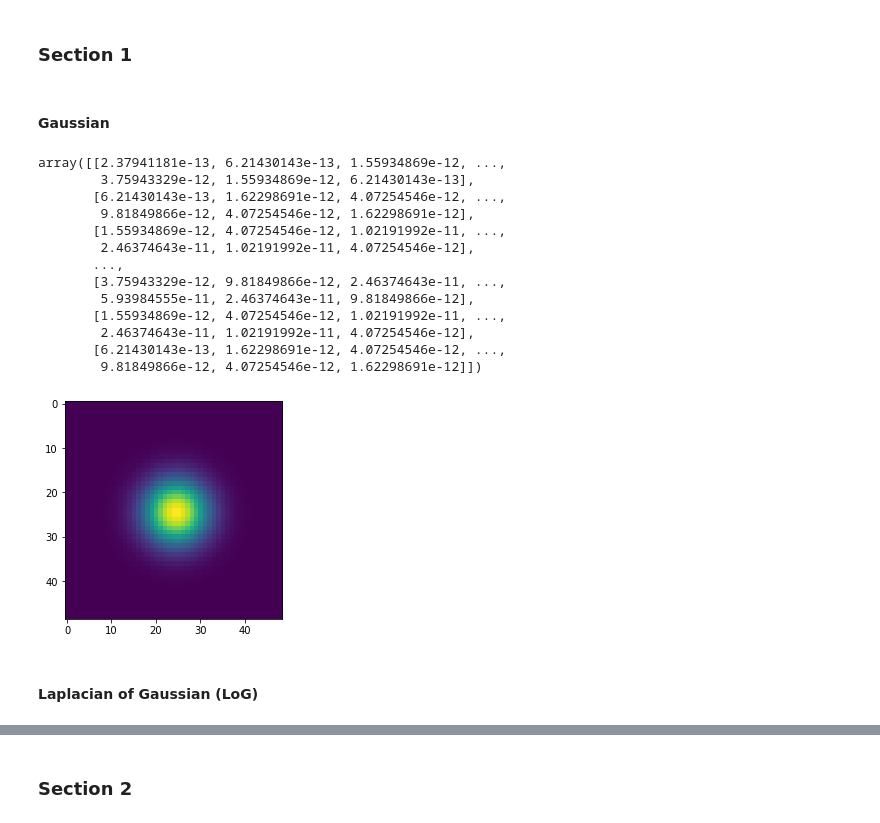
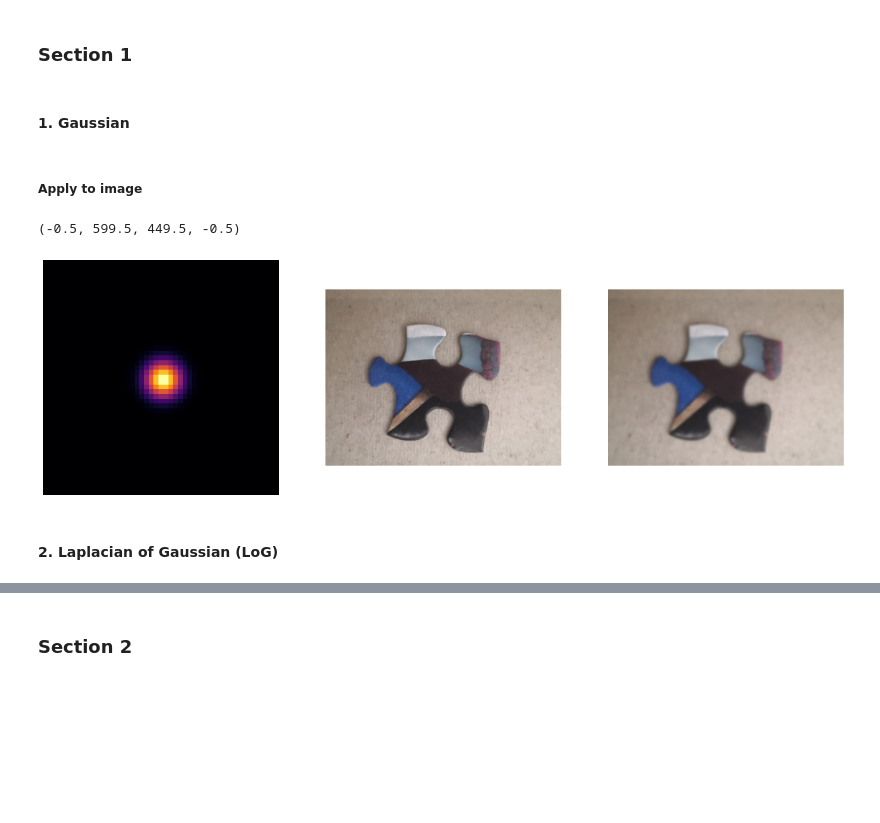
Before and after one commit to mamello-justice/computer-vision, a Jupyter notebook: work/Lab2.ipynb, the cells around one changed output, grey strips where cells are left out. Cells and saved outputs as stored; diff of their text form; code cells hidden in the pictures; blank space fills up the shorter version.

```diff
--- a/work/Lab2.ipynb
+++ b/work/Lab2.ipynb
@@ -14,10 +14,13 @@ import matplotlib.pyplot as plt
 
 # Typing
 import typing as types
+# %%
+image = cv2.imread("./assets/image-83.jpg")
+image_rgb = np.array(image[:,:,::-1], dtype=np.float32) / 255
 # %% [markdown]
 ### Section 1
 # %% [markdown]
-#### Gaussian
+#### 1. Gaussian
 # %%
 def make_Gaussian(sigma: int, shape: tuple[int, int]):
     var = sigma ** 2
@@ -28,29 +31,32 @@ def make_Gaussian(sigma: int, shape: tuple[int, int]):
         return (1/(2 * np.pi * var)) * np.exp(-((centred_x ** 2 + centred_y ** 2) / (2 * var)))
 
     return np.fromfunction(Gaussian, shape=shape)
-
-kernel_shape = (49, 49)
-
-gaussian = make_Gaussian(sigma=5, shape=kernel_shape)
-plt.imshow(gaussian)
-gaussian
-# %% [output]
-array([[2.37941181e-13, 6.21430143e-13, 1.55934869e-12, ...,
-        3.75943329e-12, 1.55934869e-12, 6.21430143e-13],
-       [6.21430143e-13, 1.62298691e-12, 4.07254546e-12, ...,
-        9.81849866e-12, 4.07254546e-12, 1.62298691e-12],
-       [1.55934869e-12, 4.07254546e-12, 1.02191992e-11, ...,
-        2.46374643e-11, 1.02191992e-11, 4.07254546e-12],
-       ...,
-       [3.75943329e-12, 9.81849866e-12, 2.46374643e-11, ...,
-        5.93984555e-11, 2.46374643e-11, 9.81849866e-12],
-       [1.55934869e-12, 4.07254546e-12, 1.02191992e-11, ...,
-        2.46374643e-11, 1.02191992e-11, 4.07254546e-12],
-       [6.21430143e-13, 1.62298691e-12, 4.07254546e-12, ...,
-        9.81849866e-12, 4.07254546e-12, 1.62298691e-12]])
-[figure, removed]
+# %% [markdown]
+##### Apply to image
+# %%
+fig = plt.figure(figsize=(20, 8))
+
+kernel_shape = (49, 49)
+gaussian = make_Gaussian(sigma=2.5, shape=kernel_shape)
+image_gaussian = cv2.filter2D(image_rgb, -1, gaussian)
+
+
+fig.add_subplot(1, 3, 1)
+plt.imshow(gaussian, cmap='inferno')
+plt.axis('off')
+
+fig.add_subplot(1, 3, 2)
+plt.imshow(image_rgb)
+plt.axis('off')
+
+fig.add_subplot(1, 3, 3)
+plt.imshow(image_gaussian)
+plt.axis('off')
+# %% [output]
+(-0.5, 599.5, 449.5, -0.5)
+[figure, added]
 # %% [markdown]
-#### Laplacian of Gaussian (LoG)
+#### 2. Laplacian of Gaussian (LoG)
 # %%
 def make_LoG(sigma: int, shape: tuple[int, int]):
     var = sigma ** 2
```
Also changed, not shown: parts of 16 cells of this notebook.
